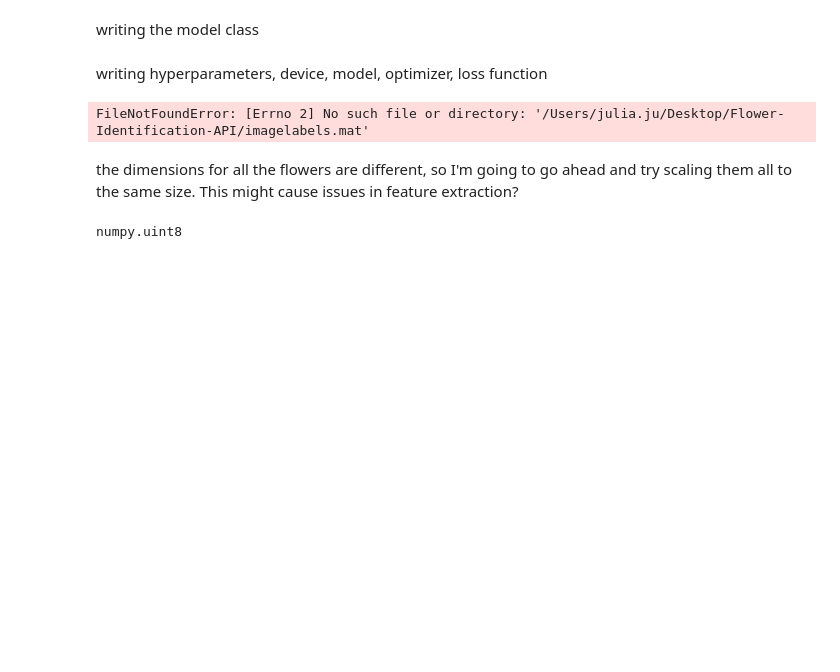
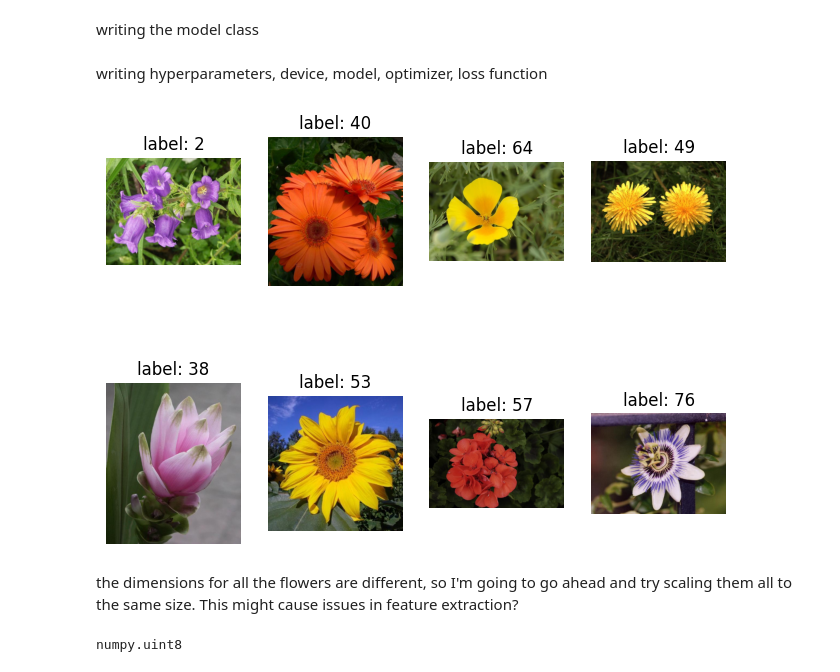
Before and after one commit to jooliaju/Flower-Identification-API, a Jupyter notebook: model_pipeline/model.ipynb, the cells around one changed output. Saved outputs shown, nothing was run; the diff lists cells and outputs as text; code cells hidden in the pictures; blank space fills up the shorter version.

```diff
--- a/model_pipeline/model.ipynb
+++ b/model_pipeline/model.ipynb
@@ -175,25 +175,25 @@ device = "cuda" if torch.cuda.is_available() else "cpu"
 # criterion = nn.CrossEntropyLoss()
 # %%
 data_path = "/Users/julia.ju/Desktop/Flower-Identification-API/model_pipeline/flowers"
-label_path = "/Users/julia.ju/Desktop/Flower-Identification-API/model_pipleine/imagelabels.mat"
+label_path = "/Users/julia.ju/Desktop/Flower-Identification-API/model_pipeline/imagelabels.mat"
 
 label_arr = scp.loadmat(label_path)['labels'] #not a a flat array
 label_arr -= 1 #soft track all labels so it becomes pythonic
 
 #make a figure
 #make a canvas
 #put a photo into that
 fig, ax = plt.subplots(nrows=2, ncols =4, figsize=(8,6)) #multiple panels in one figure
 image_num = random.sample(range(1,8190), 8 )
 
 for i in range(2): #rows
     for j in range(4): #columns
         image = skio.imread(os.path.join(data_path,f"image_{image_num[i*4+j]:05}.jpg"))
         ax[i,j].imshow(image)
         ax[i,j].axis('off')
         ax[i,j].set_title(f"label: {label_arr[0, image_num[i*4+j]]}")
 # %% [output]
-FileNotFoundError: [Errno 2] No such file or directory: '/Users/julia.ju/Desktop/Flower-Identification-API/imagelabels.mat'
+[figure, added]
 # %% [markdown]
 the dimensions for all the flowers are different, so I'm going to go ahead and try scaling them all to the same size.
 This might cause issues in feature extraction?
```
Also changed, not shown: parts of 4 cells of this notebook, 8 other files.
